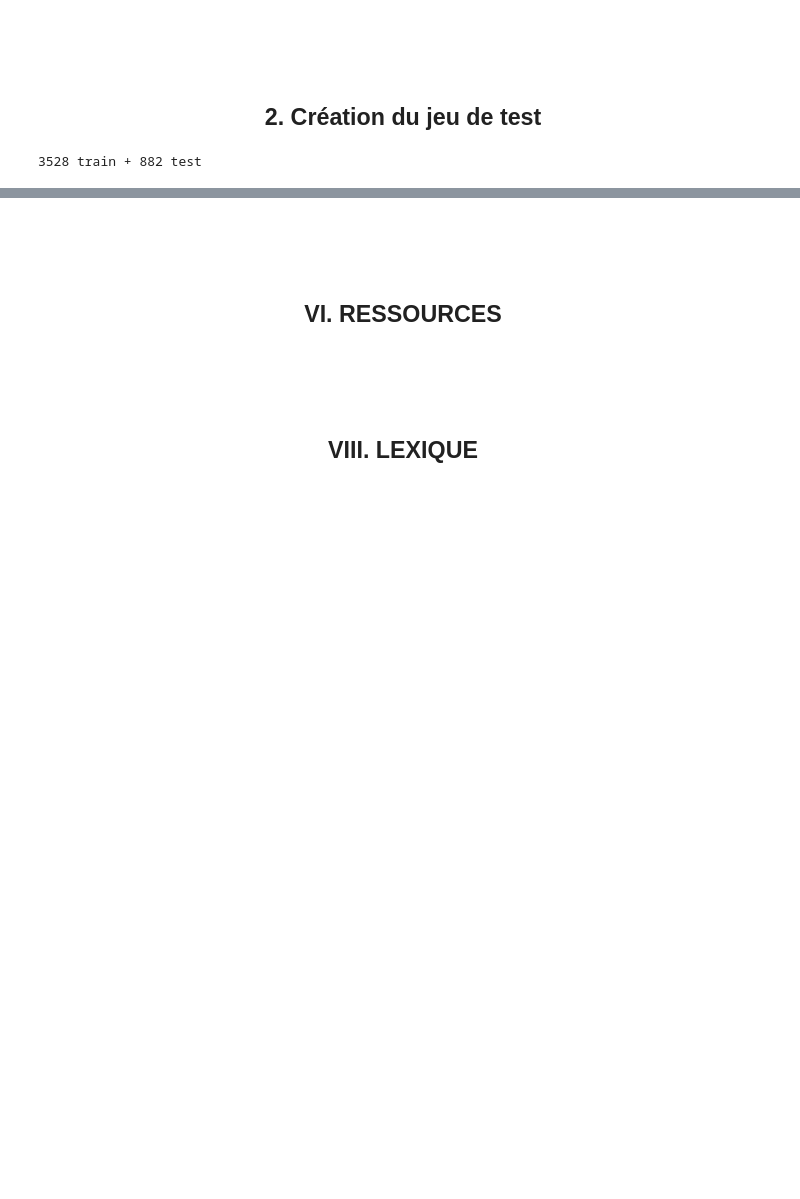
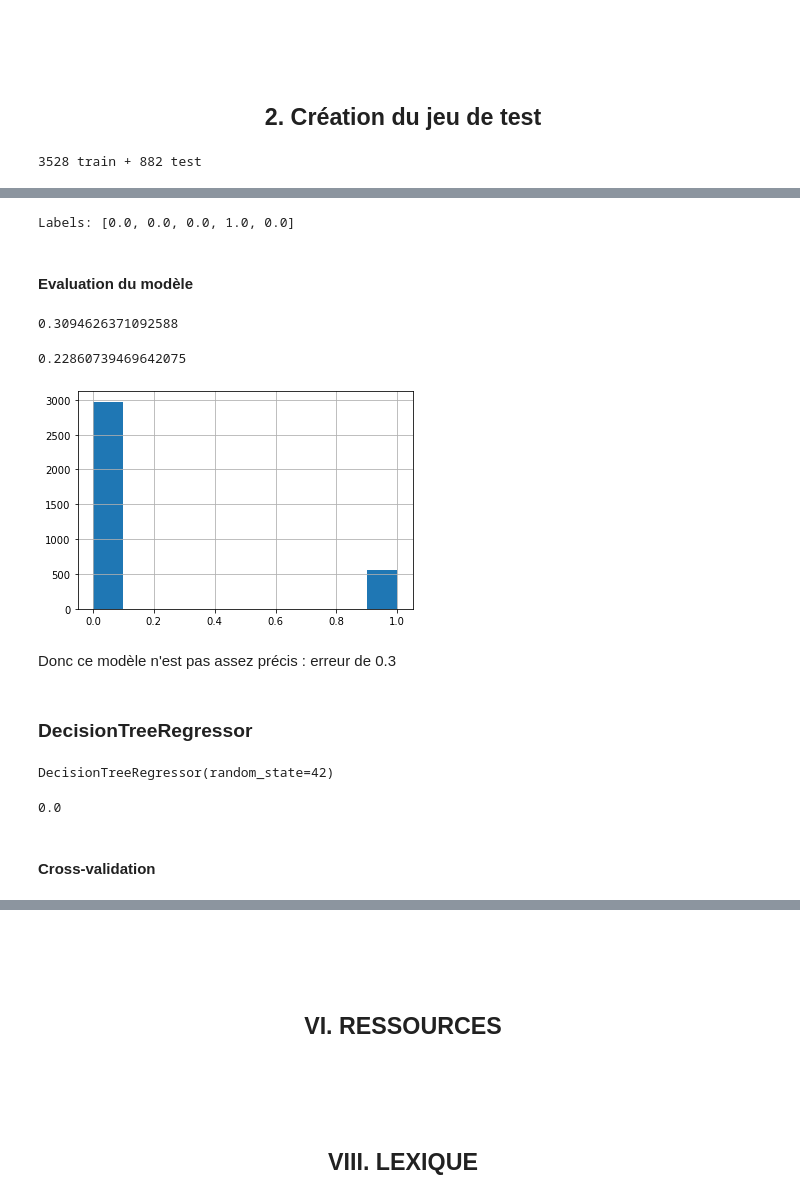
Before and after one commit to ArkaniosCesi/IA_project, a Jupyter notebook: Groupe2_IA.ipynb, the cells around one changed output, grey strips where cells are left out. Saved outputs shown, nothing was run; the diff lists cells and outputs as text; code cells hidden in the pictures; blank space fills up the shorter version.

```diff
--- a/Groupe2_IA.ipynb
+++ b/Groupe2_IA.ipynb
@@ -305,6 +300,7 @@ df_pipeline.head()
 # %% [markdown]
 ##               <center>  <br /> <br />  2. Création du jeu de test </center>
 # %%
+import numpy as np
 from numpy import random
 
 def split_train_test(data, test_ratio):
@@ -314,7 +310,7 @@ def split_train_test(data, test_ratio):
     train_indices = shuffled_indices[test_set_size:]
     return data.iloc[train_indices], data.iloc[test_indices]
 
-train_set, test_set = split_train_test(df_ethical, 0.2)
+train_set, test_set = split_train_test(df_non_ethical, 0.2)
 print(len(train_set), "train +", len(test_set), "test")
 # %% [output]
 3528 train + 882 test
@@ -353,0 +317,4 @@ Normaliser les valeurs
+# %%
+df_prepared = train_set.copy()
+df_prepared.drop(("general_data", "Attrition"), axis=1, inplace=True)
+df_labels = train_set["general_data"]["Attrition"].copy()
@@ -353,0 +323,5 @@ Normaliser les valeurs
+# %%
+from sklearn.linear_model import LinearRegression
+
+lin_reg = LinearRegression()
+lin_reg.fit(df_prepared, df_labels)
@@ -353,0 +347,46 @@ Normaliser les valeurs
+# %%
+print("Labels:", list(some_labels)) # vraies valeurs
+# %% [output]
+Labels: [0.0, 0.0, 0.0, 1.0, 0.0]
+# %% [markdown]
+#### Evaluation du modèle
+# %%
+from sklearn.metrics import mean_squared_error
+
+df_predictions = lin_reg.predict(df_prepared)
+lin_rmse = np.sqrt(mean_squared_error(df_labels, df_predictions))
+lin_rmse
+# %% [output]
+0.3094626371092588
+# %%
+from sklearn.metrics import mean_absolute_error
+
+lin_mae = mean_absolute_error(df_labels, df_predictions)
+lin_mae
+# %% [output]
+0.22860739469642075
+# %%
+df_labels.hist()
+plt.show()
+# %% [output]
+[figure, added]
+# %% [markdown]
+Donc ce modèle n'est pas assez précis : erreur de 0.3
+# %% [markdown]
+### DecisionTreeRegressor
+# %%
+from sklearn.tree import DecisionTreeRegressor
+
+tree_reg = DecisionTreeRegressor(random_state=42)
+tree_reg.fit(df_prepared, df_labels)
+# %% [output]
+DecisionTreeRegressor(random_state=42)
+# %%
+df_predictions = tree_reg.predict(df_prepared)
+tree_mse = mean_squared_error(df_labels, df_predictions)
+tree_rmse = np.sqrt(tree_mse)
+tree_rmse
+# %% [output]
+0.0
+# %% [markdown]
+#### Cross-validation
```
Also changed, not shown: parts of 81 cells of this notebook.
